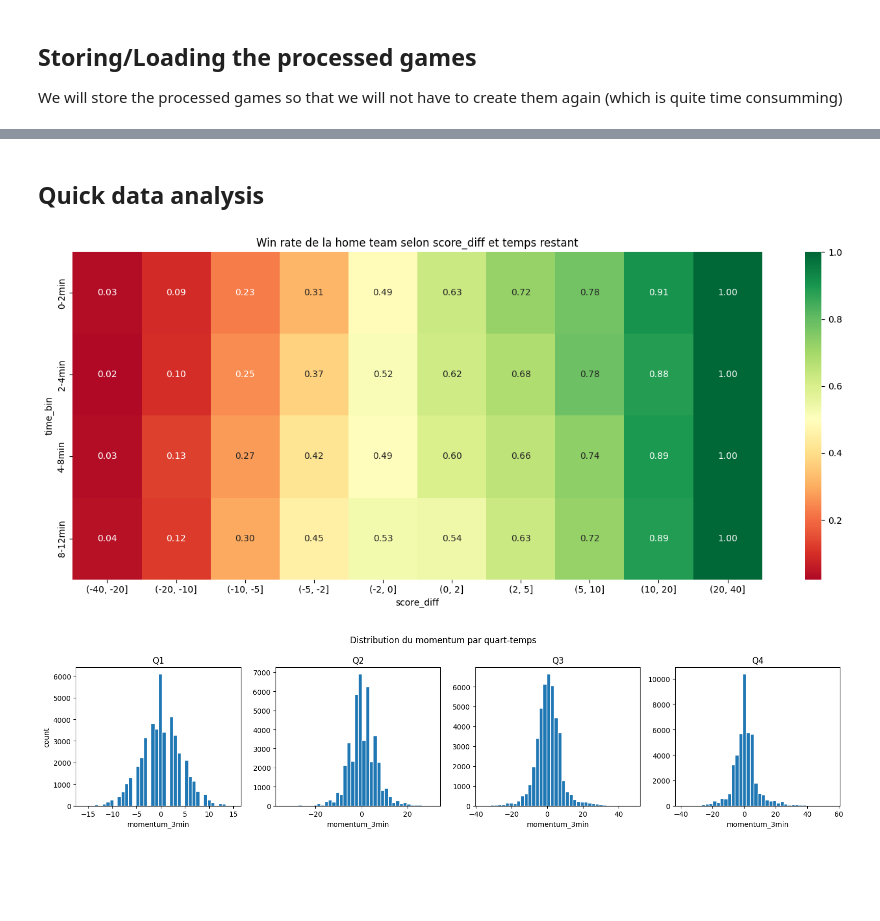
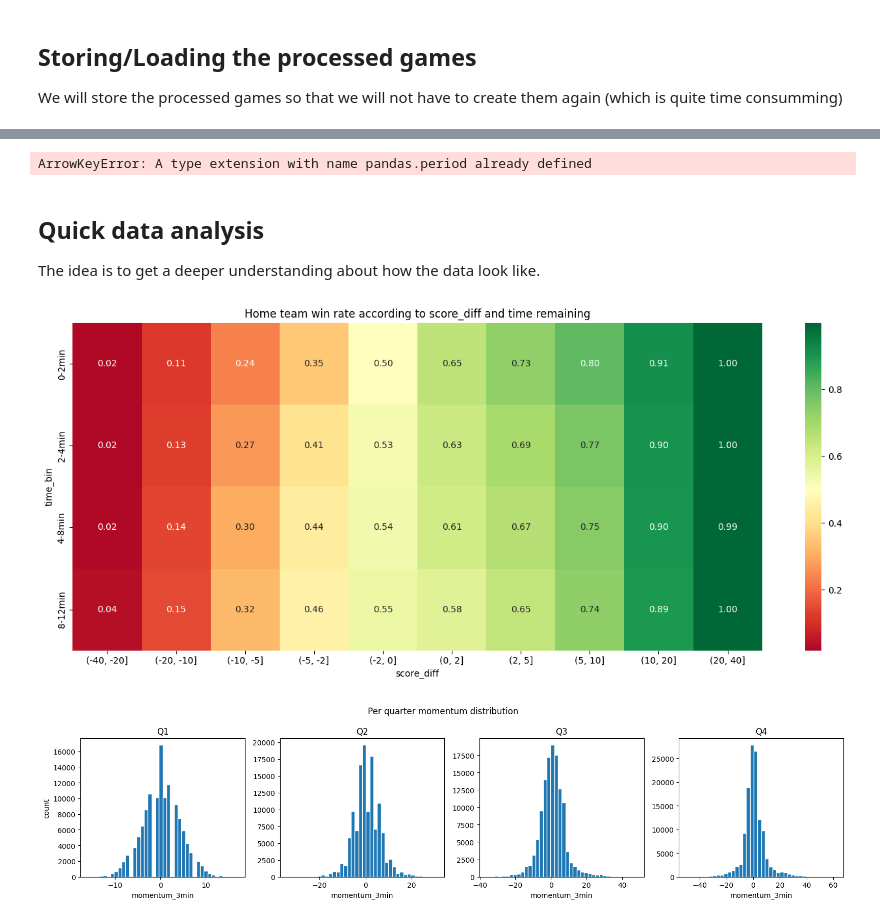
Before and after one commit to Benjam8/LiveWinningProbabilityTracker, a Jupyter notebook: notebooks/01_data_collection.ipynb, the cells around one changed output, grey strips where cells are left out. Cells and saved outputs as stored; diff of their text form; code cells hidden in the pictures; blank space fills up the shorter version.

Commit message:
Continue data loading and data analysis + Begining of model building for training

```diff
--- a/notebooks/01_data_collection.ipynb
+++ b/notebooks/01_data_collection.ipynb
@@ -261,5 +263,9 @@ Name: GAME_ID, Length: 5597, dtype: str
 # %%
 def fetch_pbp_with_retry(game_id, max_retries=3):
+    """
+    This function aims at trying to retrieve the different games we are interested in, retryning several times
+    if there was an error.
+    """
     for attempt in range(max_retries):
         try:
             time.sleep(random.uniform(0.6, 1.0))  # ~30% plus rapide
@@ -326,10 +369,24 @@ We will store the processed games so that we will not have to create them again
 # %%
 # Need to store in : data/processed/
-big_training_df.to_parquet()
+big_training_df.to_parquet('/Users/macdebenji/Desktop/Projects/LiveWinningProbabilityTracker/data/processed/season23_24.parquet',
+                           engine='pyarrow',
+                           compression='snappy',
+                           index=False
+)
+
+# If it does not work with the parquet type we can still use the csv files format
+big_training_df.to_csv('/Users/macdebenji/Desktop/Projects/LiveWinningProbabilityTracker/data/processed/season23_24.csv', index=False)
+# %% [output]
+ArrowKeyError: A type extension with name pandas.period already defined
+# %%
+# Then we can retrieve the file already computed
+big_training_df = pd.read_parquet('/Users/macdebenji/Desktop/Projects/LiveWinningProbabilityTracker/data/processed/season23-24.parquet')
 # %% [markdown]
 ## Quick data analysis
+
+The idea is to get a deeper understanding about how the data look like.
 # %%
-# Discrétiser le temps en tranches de 2 minutes
+# Discretize time using 2min slices
 big_training_df['time_bin'] = pd.cut(big_training_df['time_remaining'],
                          bins=[0,120,240,480,720,1080,1440,1800,2160,2880],
                          labels=['0-2min','2-4min','4-8min','8-12min',
@@ -340,20 +397,20 @@ pivot = big_training_df.groupby(['time_bin', pd.cut(big_training_df['score_diff'
 
 plt.figure(figsize=(14, 6))
 sns.heatmap(pivot, annot=True, fmt='.2f', cmap='RdYlGn', center=0.5)
-plt.title('Win rate de la home team selon score_diff et temps restant')
+plt.title('Home team win rate according to score_diff and time remaining')
 plt.tight_layout()
 # %% [output]
-[figure, old version]
+[figure, new version]
 # %%
 fig, axes = plt.subplots(1, 4, figsize=(16, 4))
 for i, q in enumerate([1, 2, 3, 4]):
     data = big_training_df[big_training_df['quarter'] == q]['momentum_3min']
     axes[i].hist(data, bins=40, edgecolor='white')
     axes[i].set_title(f'Q{q}')
     axes[i].set_xlabel('momentum_3min')
 axes[0].set_ylabel('count')
-plt.suptitle('Distribution du momentum par quart-temps')
+plt.suptitle('Per quarter momentum distribution')
 plt.tight_layout()
 # %% [output]
-[figure, old version]
+[figure, new version]
 # %%
```
Also changed, not shown: parts of 17 cells of this notebook, 1 other file.
